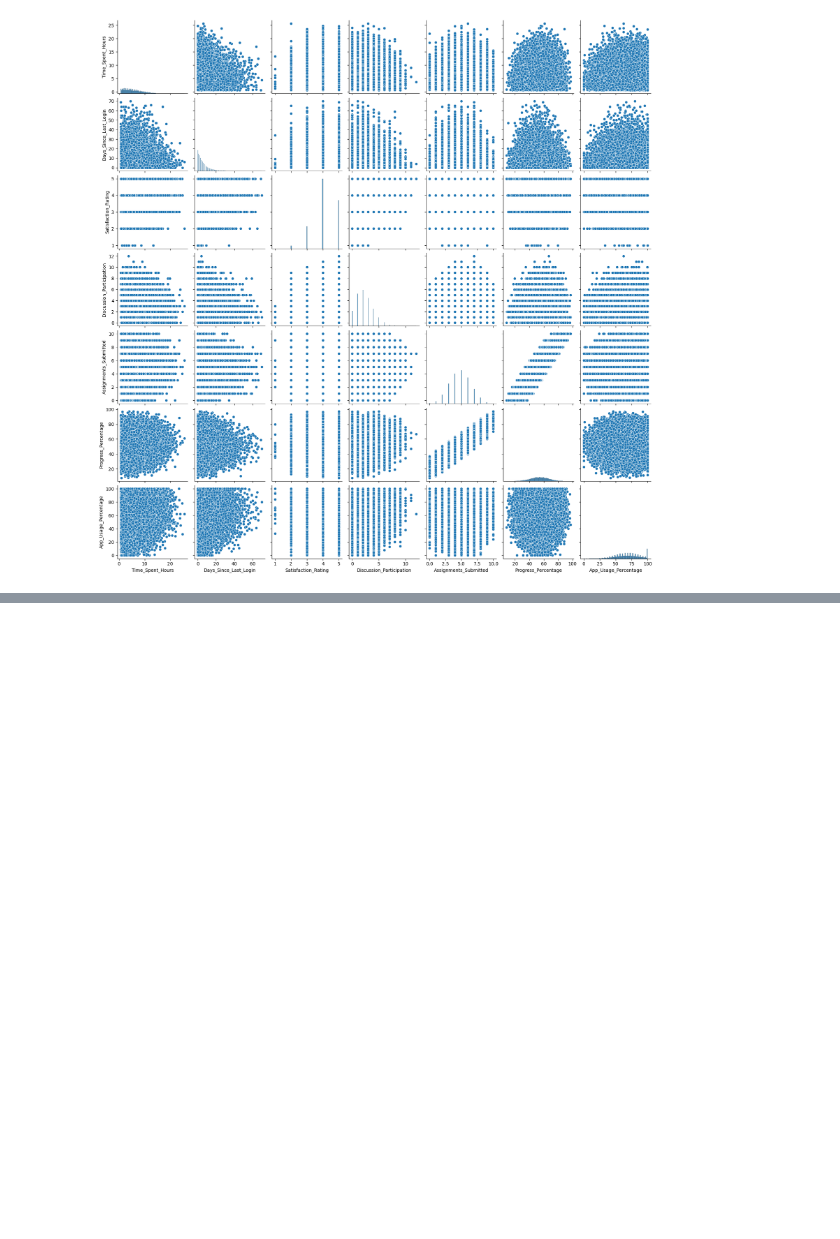
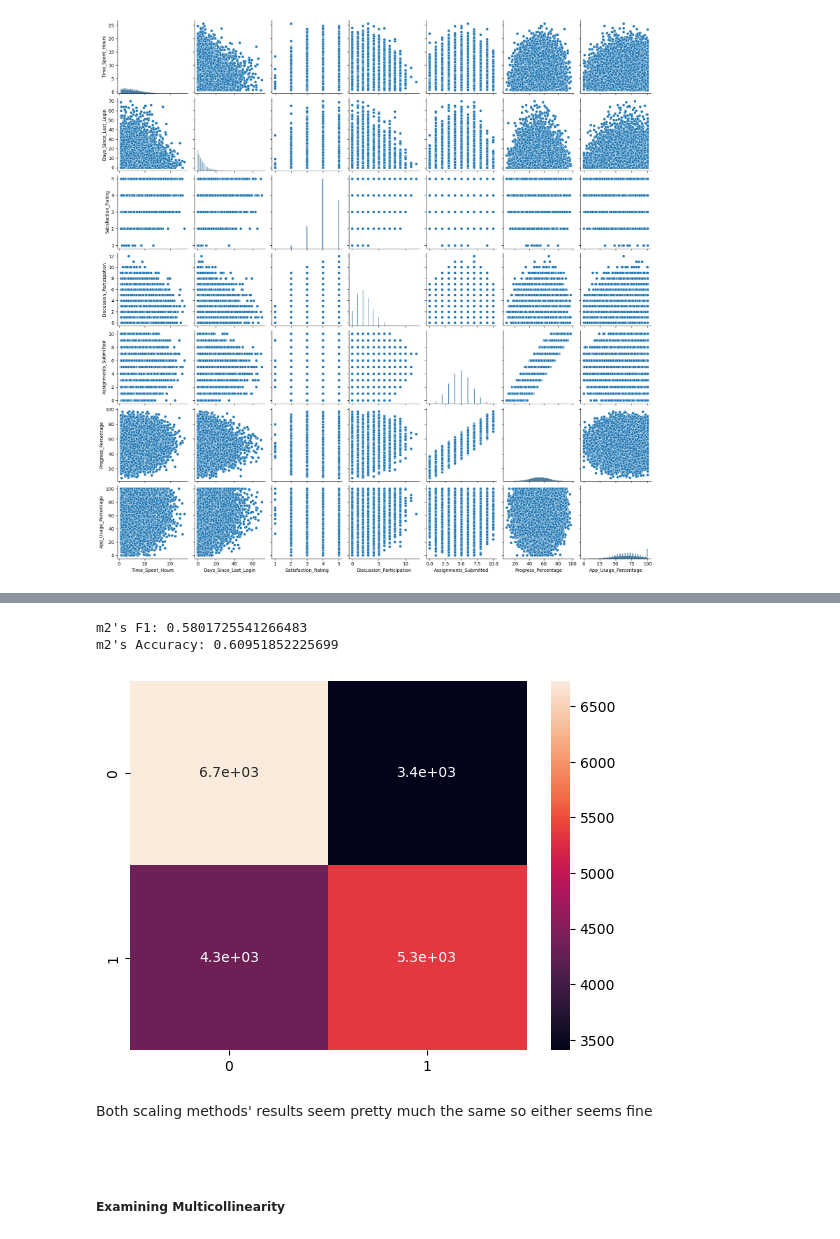
Before and after one commit to AkeemSemperDataScience/data3450-project-v1251-group_6, a Jupyter notebook: START_Project.ipynb, the cells around one changed output, grey strips where cells are left out. Cells and saved outputs as stored; diff of their text form; code cells hidden in the pictures; blank space fills up the shorter version.

```diff
--- a/START_Project.ipynb
+++ b/START_Project.ipynb
@@ -250,0 +352,15 @@ df2.head()
+# %%
+## m2 confusion matrix & scores
+sns.heatmap(m2_matrix, annot=True)
+print("m2's F1:", f1_score(y1_test, m2_label))
+print("m2's Accuracy:", accuracy_score(y1_test, m2_label))
+# %% [output]
+m2's F1: 0.5801725541266483
+m2's Accuracy: 0.60951852225699
+[figure, added]
+# %% [markdown]
+<p>Both scaling methods' results seem pretty much the same so either seems fine
+</p>
+<br>
+# %% [markdown]
+##### Examining Multicollinearity
```
Also changed, not shown: parts of 20 cells of this notebook.
